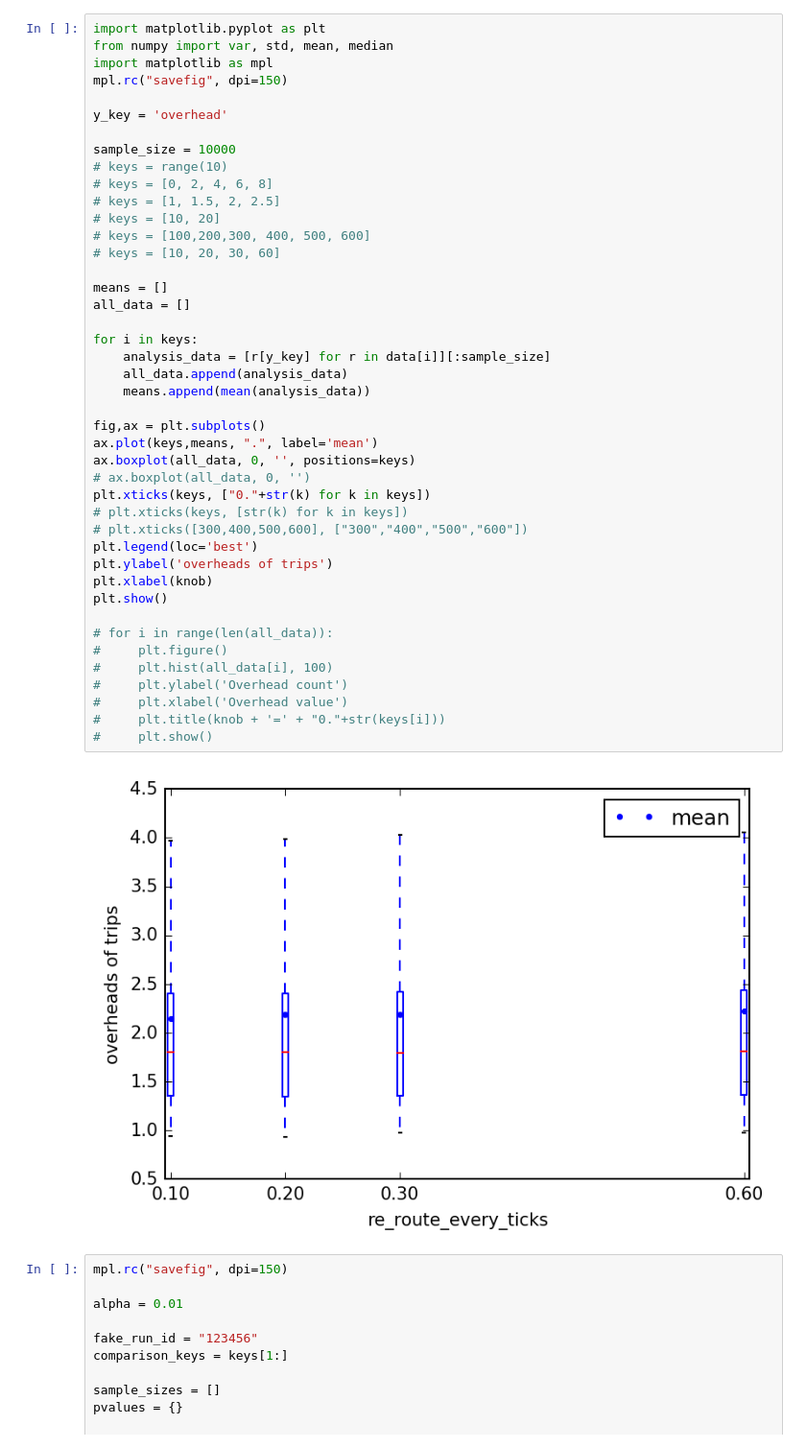
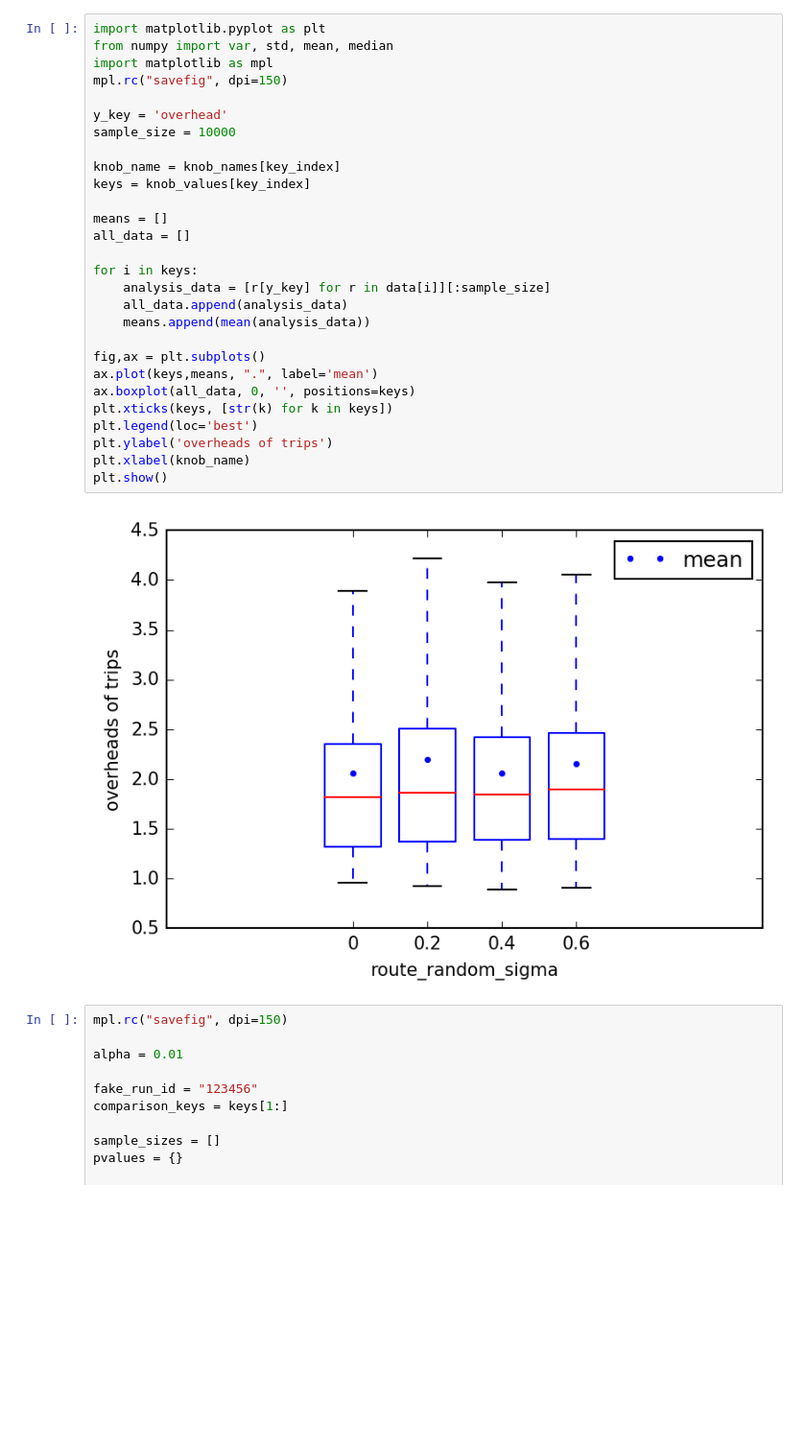
Before and after one commit to Starofall/RTX, a Jupyter notebook: analysis.ipynb, the cells around one changed output. Shown at 96% size. Drawn from its saved outputs; the diff is of its cells as text; blank space fills up the shorter version.

Commit message:
plotting

```diff
--- a/analysis.ipynb
+++ b/analysis.ipynb
@@ -47,48 +61,33 @@ for i in keys:
 # %%
 import matplotlib.pyplot as plt
 from numpy import var, std, mean, median
 import matplotlib as mpl
 mpl.rc("savefig", dpi=150)
 
 y_key = 'overhead'
+sample_size = 10000
 
-sample_size = 10000
-# keys = range(10)
-# keys = [0, 2, 4, 6, 8]
-# keys = [1, 1.5, 2, 2.5]
-# keys = [10, 20]
-# keys = [100,200,300, 400, 500, 600]
-# keys = [10, 20, 30, 60]
+knob_name = knob_names[key_index]
+keys = knob_values[key_index]
 
 means = []
 all_data = []
 
 for i in keys:
     analysis_data = [r[y_key] for r in data[i]][:sample_size]
     all_data.append(analysis_data)
     means.append(mean(analysis_data))
 
 fig,ax = plt.subplots()
 ax.plot(keys,means, ".", label='mean')
 ax.boxplot(all_data, 0, '', positions=keys)
-# ax.boxplot(all_data, 0, '')
-plt.xticks(keys, ["0."+str(k) for k in keys])
-# plt.xticks(keys, [str(k) for k in keys])
-# plt.xticks([300,400,500,600], ["300","400","500","600"])
+plt.xticks(keys, [str(k) for k in keys])
 plt.legend(loc='best')
 plt.ylabel('overheads of trips')
-plt.xlabel(knob)
+plt.xlabel(knob_name)
 plt.show()
-
-# for i in range(len(all_data)):
-#     plt.figure()
-#     plt.hist(all_data[i], 100)
-#     plt.ylabel('Overhead count')
-#     plt.xlabel('Overhead value')
-#     plt.title(knob + '=' + "0."+str(keys[i]))
-#     plt.show()
 # %% [output]
-[figure, old version]
+[figure, new version]
 # %%
 mpl.rc("savefig", dpi=150)
 
```
Also changed, not shown: parts of 1 cell of this notebook, 1 other file.
